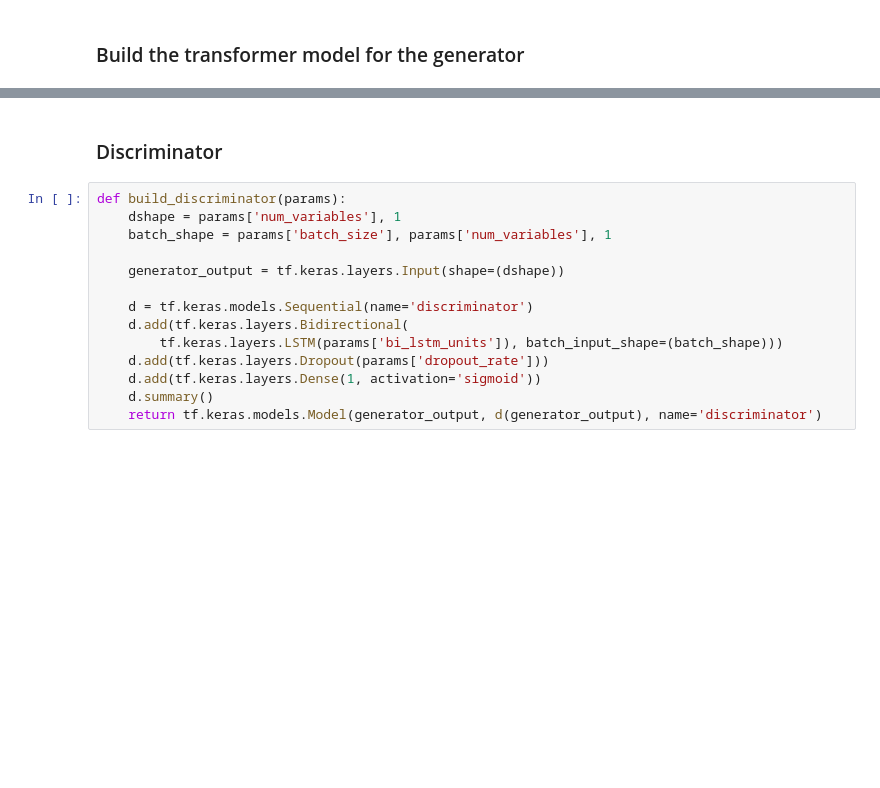
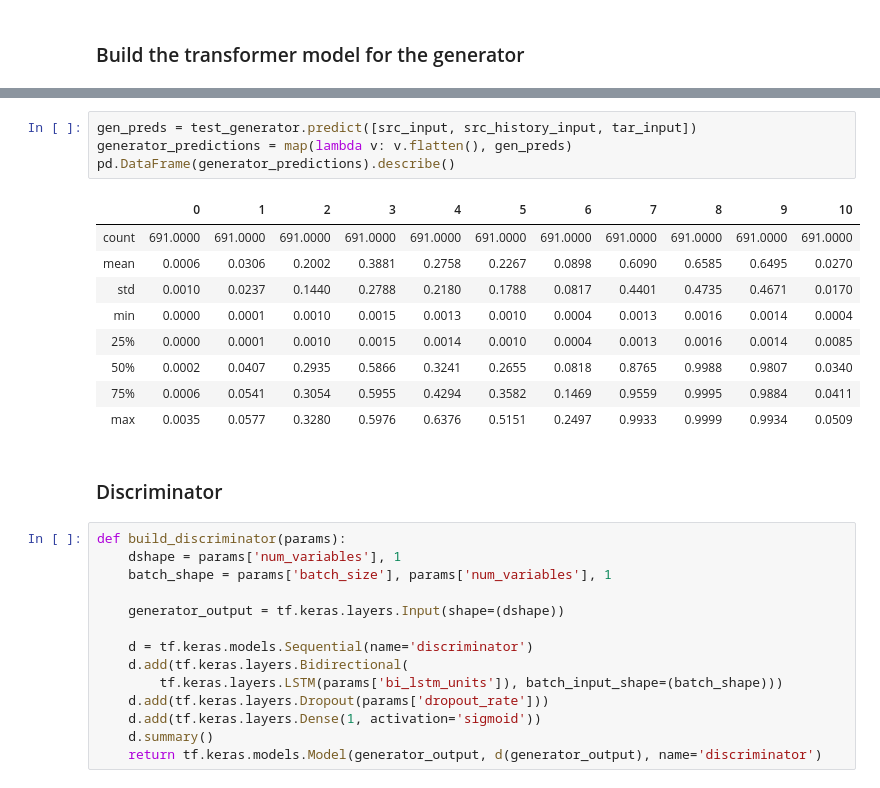
Before and after one commit to denominations-io/macroeconomics, a Jupyter notebook: cgan.ipynb, the cells around one changed output, grey strips where cells are left out. Saved outputs shown, nothing was run; the diff lists cells and outputs as text; blank space fills up the shorter version.

```diff
--- a/cgan.ipynb
+++ b/cgan.ipynb
@@ -592,3 +602,17 @@ Epoch 8/8
+# %%
+gen_preds = test_generator.predict([src_input, src_history_input, tar_input])
+generator_predictions = map(lambda v: v.flatten(), gen_preds)
+pd.DataFrame(generator_predictions).describe()
+# %% [output]
+|  | 0 | 1 | 2 | 3 | 4 | 5 | 6 | 7 | 8 | 9 | 10 |
+| count | 691.0000 | 691.0000 | 691.0000 | 691.0000 | 691.0000 | 691.0000 | 691.0000 | 691.0000 | 691.0000 | 691.0000 | 691.0000 |
+| mean | 0.0006 | 0.0306 | 0.2002 | 0.3881 | 0.2758 | 0.2267 | 0.0898 | 0.6090 | 0.6585 | 0.6495 | 0.0270 |
+| std | 0.0010 | 0.0237 | 0.1440 | 0.2788 | 0.2180 | 0.1788 | 0.0817 | 0.4401 | 0.4735 | 0.4671 | 0.0170 |
+| min | 0.0000 | 0.0001 | 0.0010 | 0.0015 | 0.0013 | 0.0010 | 0.0004 | 0.0013 | 0.0016 | 0.0014 | 0.0004 |
+| 25% | 0.0000 | 0.0001 | 0.0010 | 0.0015 | 0.0014 | 0.0010 | 0.0004 | 0.0013 | 0.0016 | 0.0014 | 0.0085 |
+| 50% | 0.0002 | 0.0407 | 0.2935 | 0.5866 | 0.3241 | 0.2655 | 0.0818 | 0.8765 | 0.9988 | 0.9807 | 0.0340 |
+| 75% | 0.0006 | 0.0541 | 0.3054 | 0.5955 | 0.4294 | 0.3582 | 0.1469 | 0.9559 | 0.9995 | 0.9884 | 0.0411 |
+| max | 0.0035 | 0.0577 | 0.3280 | 0.5976 | 0.6376 | 0.5151 | 0.2497 | 0.9933 | 0.9999 | 0.9934 | 0.0509 |
 # %% [markdown]
 ### Discriminator
 # %%
```
Also changed, not shown: parts of 45 cells of this notebook.
